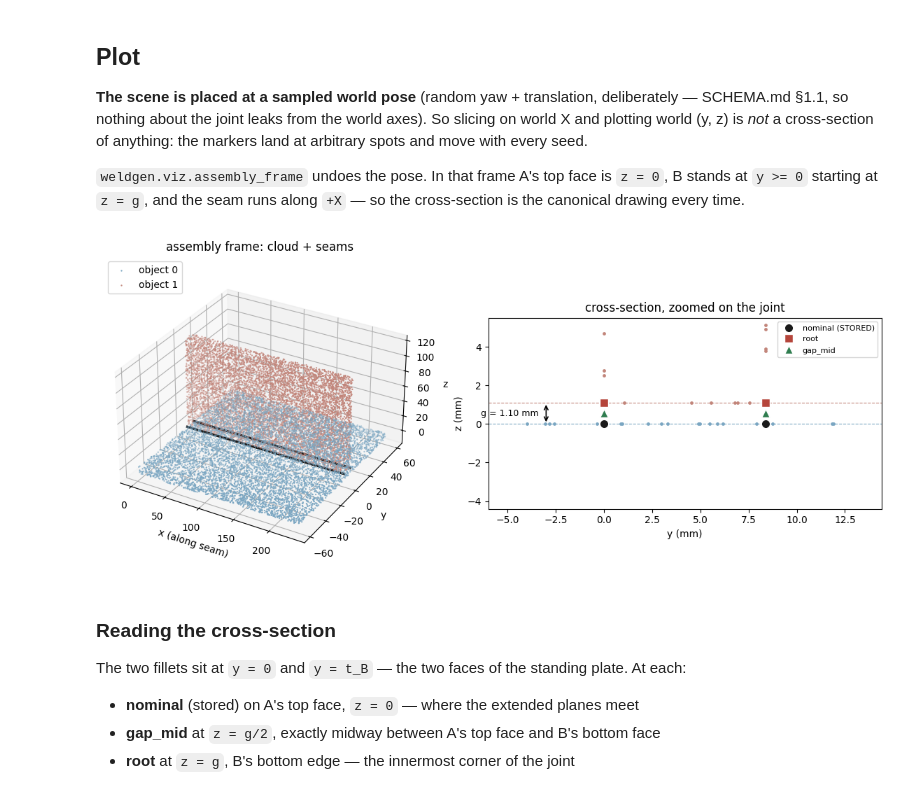
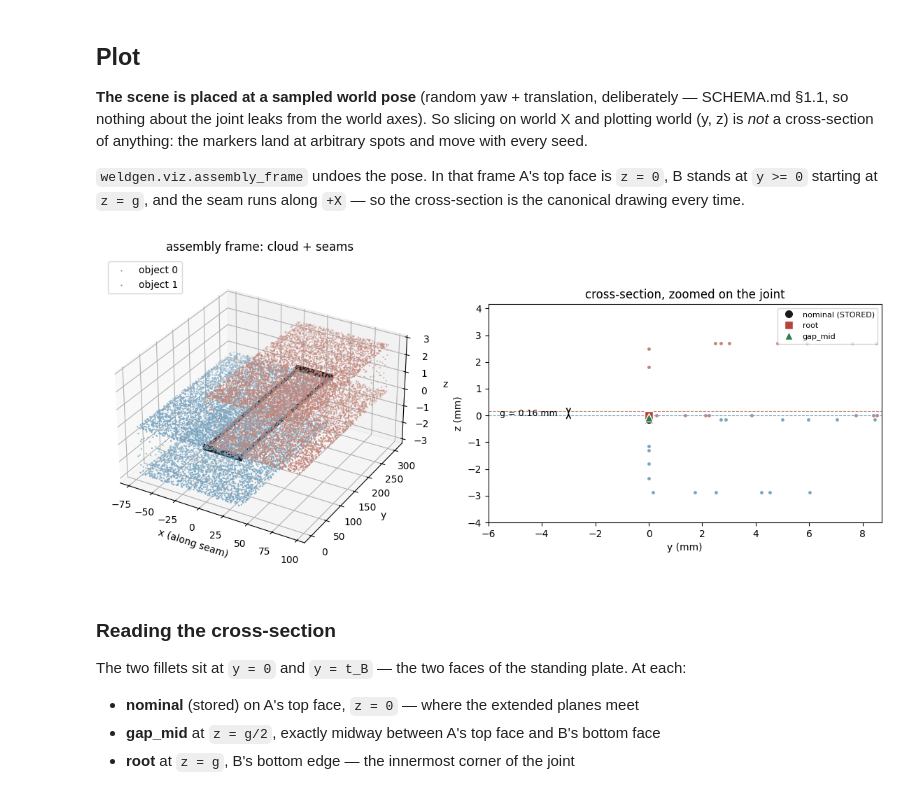
Before and after one commit to amnessa/welding_cell_ws, a Jupyter notebook: weld_generator/notebooks/01_inspect_scene.ipynb, the cells around one changed output. Drawn from its saved outputs; the diff is of its cells as text; code cells hidden in the pictures.

```diff
--- a/weld_generator/notebooks/01_inspect_scene.ipynb
+++ b/weld_generator/notebooks/01_inspect_scene.ipynb
@@ -12,9 +12,9 @@ sys.path.insert(0, "..")            # notebooks/ -> weld_generator/
 from weldgen.config import load_config
 from weldgen.scene import generate_scene
 
-SEED_NUMBER = 42
+SEED_NUMBER = 1500
 
-cfg = load_config("../configs/reference_tjoint.yaml")
+cfg = load_config("../configs/playground.yaml")
 scene, arrays = generate_scene(cfg, seed=SEED_NUMBER)
 
 print("scene_id ", scene["scene_id"])
@@ -91,41 +99,41 @@ for o, c in ((0, "#7aa6c2"), (1, "#c2857a")):
     ax.scatter(xyz[m, 0], xyz[m, 1], xyz[m, 2], s=0.4, c=c, label=f"object {o}")
 for s in scene["seams"]:
     q = to_assembly(arrays[f'seams.npz:seam_{s["id"]}'], T)
-    ax.plot(q[:, 0], q[:, 1], q[:, 2], lw=2.5, c="#1a1a1a")
+    ax.plot(q[:, 0], q[:, 1], q[:, 2], lw=3.75, c="#1a1a1a")
 ax.set_box_aspect([1, 1, 0.6]); ax.legend(loc="upper left")
 ax.set_xlabel("x (along seam)"); ax.set_ylabel("y"); ax.set_zlabel("z")
 ax.set_title("assembly frame: cloud + seams")
 
 # ---- cross-section, zoomed on the joint ------------------------------------------
 # The gap is ~1 mm against 200 mm plates, so it is invisible unless we zoom.
 ax2 = fig.add_subplot(122)
 band = cross_section(xyz, half_width_mm=3.0)
 for o, c in ((0, "#7aa6c2"), (1, "#c2857a")):
     m = band & (oid == o)
     ax2.scatter(xyz[m, 1], xyz[m, 2], s=6, c=c)
 
 styles = {"": ("o", "#1a1a1a", "nominal (STORED)"),
           "_root": ("s", "#b5453b", "root"),
           "_gapmid": ("^", "#2f7d4f", "gap_mid")}
 for s in scene["seams"]:
     i = s["id"]
     for key, (mk, c, lab) in styles.items():
         q = to_assembly(arrays[f"seams.npz:seam_{i}{key}"], T)
         ax2.plot(q[0, 1], q[0, 2], mk, ms=9, c=c, mec="white", mew=1.0,
                  label=lab if i == 0 else None, zorder=5)
 
 ax2.axhline(0.0, lw=0.8, ls="--", c="#7aa6c2")   # A top face
 ax2.axhline(g,   lw=0.8, ls="--", c="#c2857a")   # B bottom face
 ax2.annotate("", xy=(-3, 0), xytext=(-3, g), arrowprops=dict(arrowstyle="<->", lw=1.2))
 ax2.text(-3.4, g / 2, f"g = {g:.2f} mm", ha="right", va="center", fontsize=9)
 
 pad = max(4.0 * g, 4.0)
 ax2.set_xlim(-6, t_B + 6); ax2.set_ylim(-pad, pad + g)
 ax2.set_aspect("equal"); ax2.set_xlabel("y (mm)"); ax2.set_ylabel("z (mm)")
 ax2.legend(loc="upper right", fontsize=8); ax2.set_title("cross-section, zoomed on the joint")
 plt.tight_layout()
 # %% [output]
-[figure, old version]
+[figure, new version]
 # %% [markdown]
 ### Reading the cross-section
 
```
Also changed, not shown: parts of 5 cells of this notebook, 17 other files.
